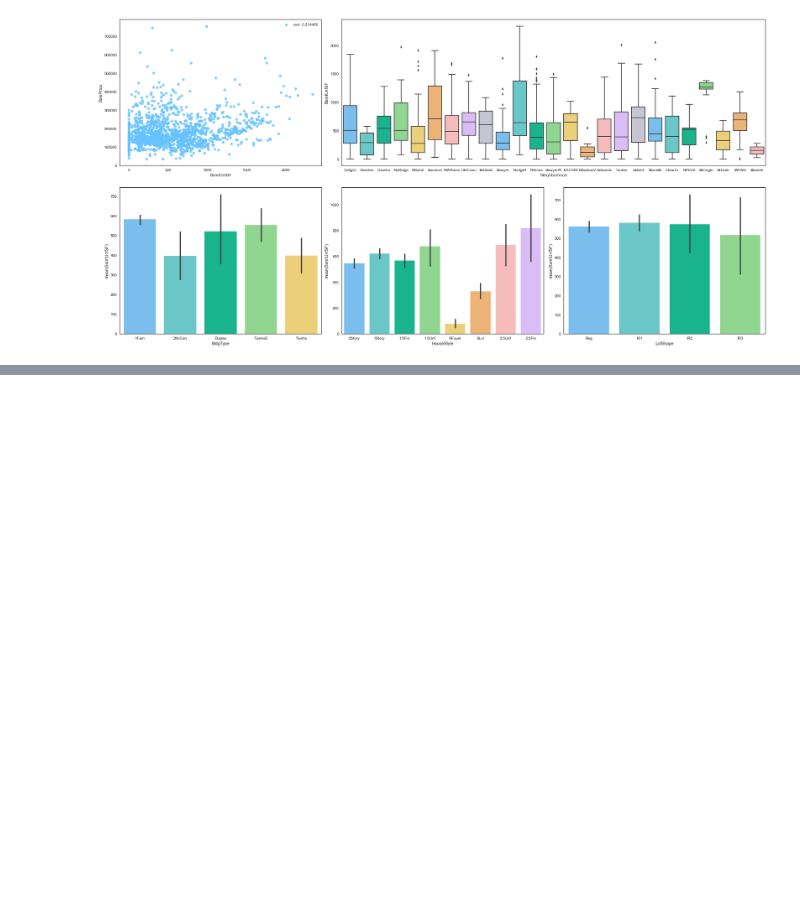
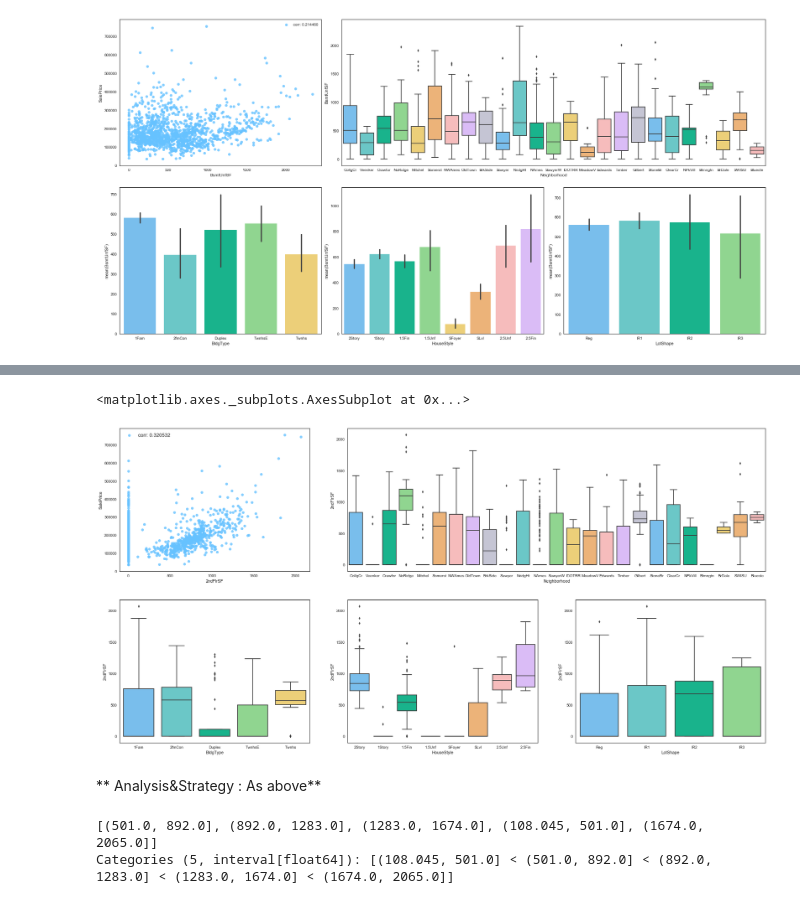
Before and after one commit to Frank-Walker/kaggle_kernel, a Jupyter notebook: House Price Prediction/kernel v 2.0.ipynb, the cells around one changed output, grey strips where cells are left out. Cells and saved outputs as stored; diff of their text form; code cells hidden in the pictures; blank space fills up the shorter version.

```diff
--- a/House Price Prediction/kernel v 2.0.ipynb
+++ b/House Price Prediction/kernel v 2.0.ipynb
@@ -781,0 +969,24 @@ sns.barplot(x="LotShape", y="BsmtUnfSF", data=train, palette = mycols);
+# %%
+plt.subplots(figsize=(30,15))
+
+plt.subplot(2,3,1)
+g = sns.regplot(x='2ndFlrSF', y='SalePrice',data=train ,fit_reg=False, label='corr: %2f'
+               %(pearsonr(train['2ndFlrSF'], train['SalePrice'])[0]))
+g.legend(loc='best', fontsize=13)
+
+plt.subplot(2,3,(2,3))
+sns.boxplot(x='Neighborhood', y='2ndFlrSF', data=train, palette=mycols)
+
+plt.subplot(2,3,4)
+sns.boxplot(x='BldgType', y='2ndFlrSF', data=train, palette=mycols)
+
+plt.subplot(2,3,5)
+sns.boxplot(x='HouseStyle', y='2ndFlrSF', data=train, palette=mycols)
+
+plt.subplot(2,3,6)
+sns.boxplot(x='LotShape', y='2ndFlrSF', data=train, palette=mycols)
+# %% [output]
+<matplotlib.axes._subplots.AxesSubplot at 0x...>
+[figure, added]
+# %% [markdown]
+** Analysis&Strategy : As above**
@@ -781,0 +995,5 @@ sns.barplot(x="LotShape", y="BsmtUnfSF", data=train, palette = mycols);
+# %%
+pd.cut(_2ndSFNonNA['2ndFlrSF'], 5).unique()
+# %% [output]
+[(501.0, 892.0], (892.0, 1283.0], (1283.0, 1674.0], (108.045, 501.0], (1674.0, 2065.0]]
+Categories (5, interval[float64]): [(108.045, 501.0] < (501.0, 892.0] < (892.0, 1283.0] < (1283.0, 1674.0] < (1674.0, 2065.0]]
```
Also changed, not shown: parts of 36 cells of this notebook, 1 other file.
